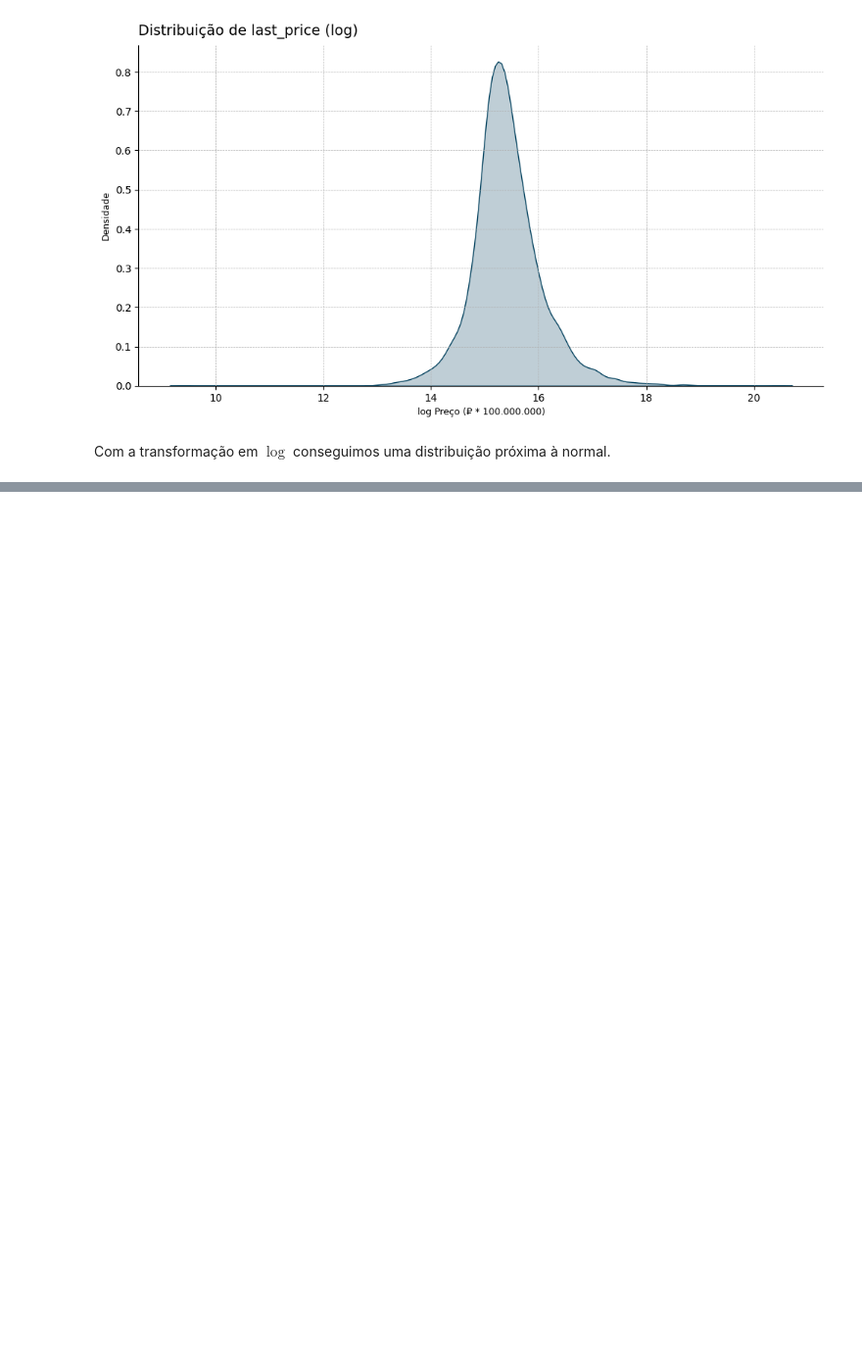
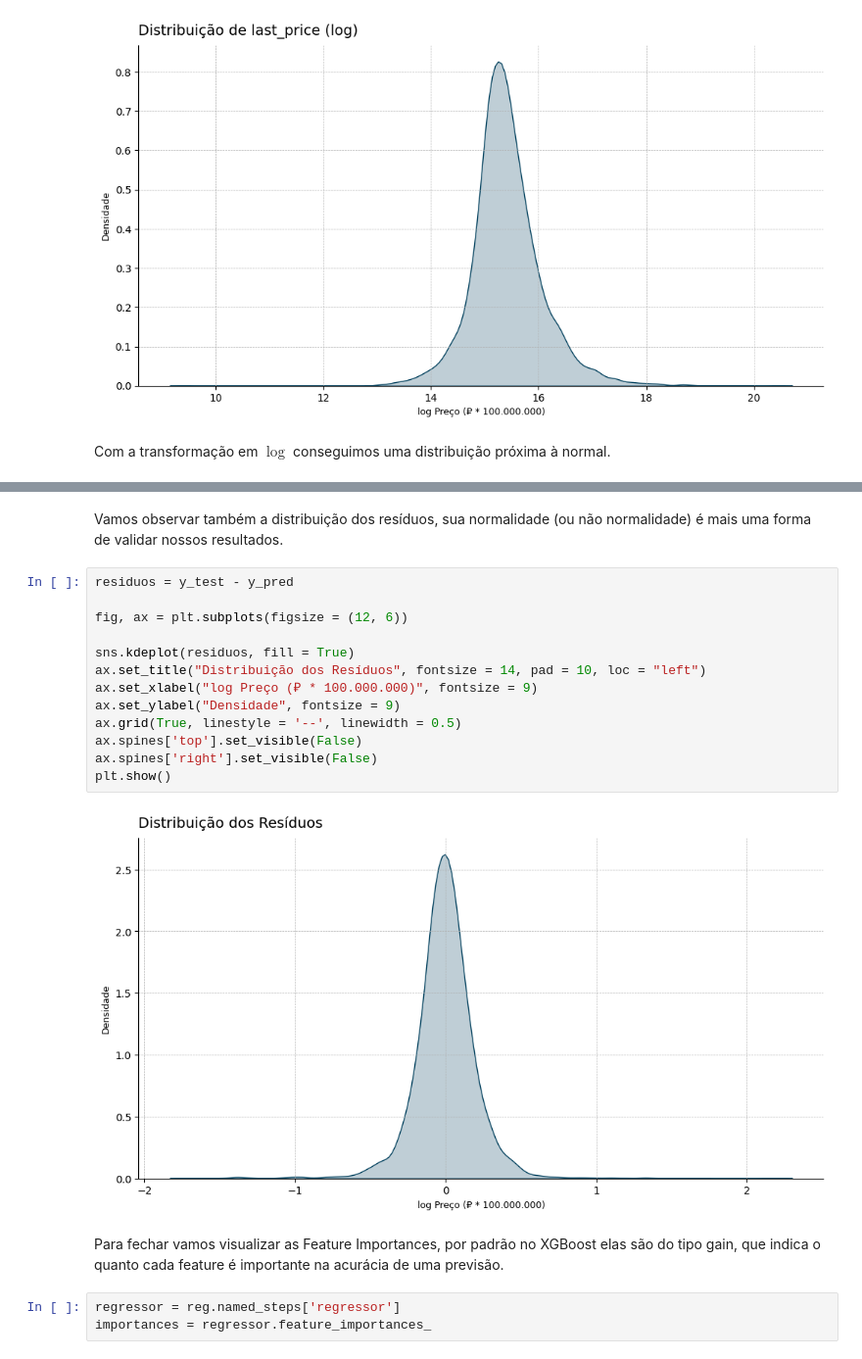
Before and after one commit to datalopes1/stpetersburg_prices, a Jupyter notebook: notebooks/stprices.ipynb, the cells around one changed output, grey strips where cells are left out. Shown at 98% size. Cells and saved outputs as stored; diff of their text form; blank space fills up the shorter version.

```diff
--- a/notebooks/stprices.ipynb
+++ b/notebooks/stprices.ipynb
@@ -226,0 +497,22 @@ Com a transformação em $\log$ conseguimos uma distribuição próxima à norma
+# %% [markdown]
+Vamos observar também a distribuição dos resíduos, sua normalidade (ou não normalidade) é mais uma forma de validar nossos resultados.
+# %%
+residuos = y_test - y_pred
+
+fig, ax = plt.subplots(figsize = (12, 6))
+
+sns.kdeplot(residuos, fill = True)
+ax.set_title("Distribuição dos Resíduos", fontsize = 14, pad = 10, loc = "left")
+ax.set_xlabel("log Preço (₽ * 100.000.000)", fontsize = 9)
+ax.set_ylabel("Densidade", fontsize = 9)
+ax.grid(True, linestyle = '--', linewidth = 0.5)
+ax.spines['top'].set_visible(False)
+ax.spines['right'].set_visible(False)
+plt.show()
+# %% [output]
+[figure, added]
+# %% [markdown]
+Para fechar vamos visualizar as Feature Importances, por padrão no XGBoost elas são do tipo gain, que indica o quanto cada feature é importante na acurácia de uma previsão.
+# %%
+regressor = reg.named_steps['regressor']
+importances = regressor.feature_importances_
```
Also changed, not shown: parts of 31 cells of this notebook, 1 other file.
